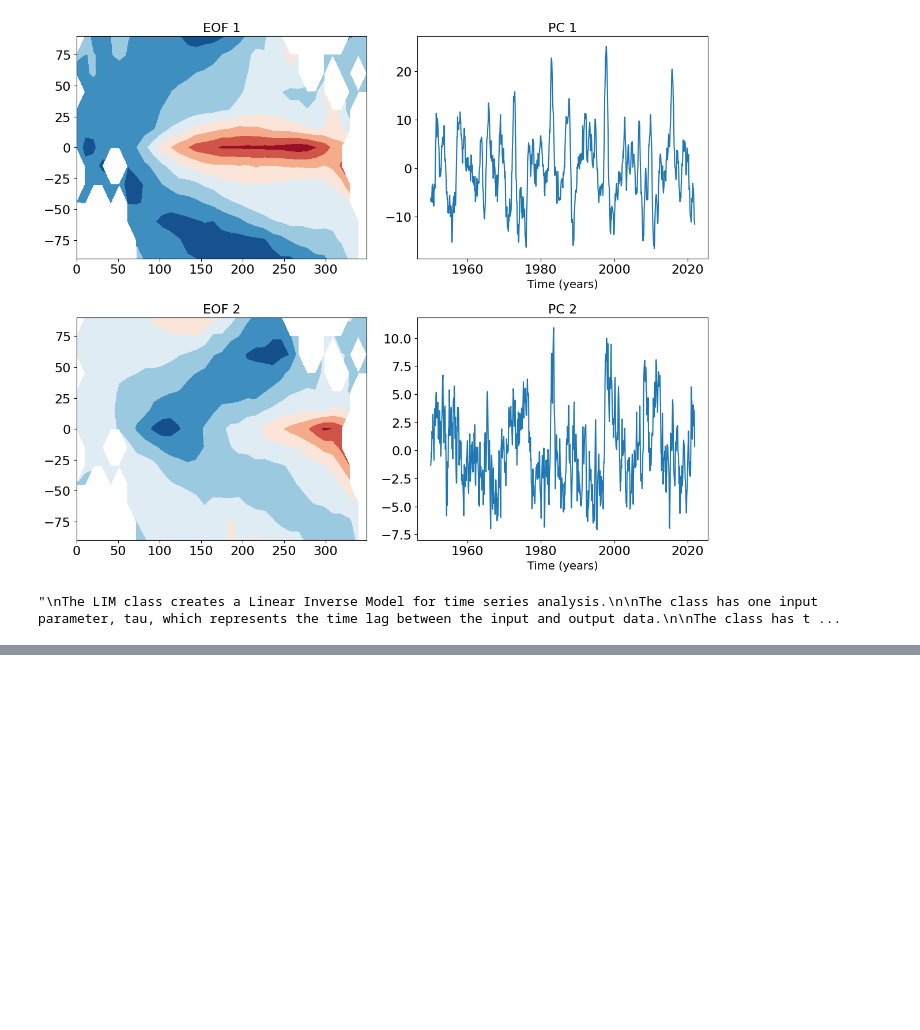
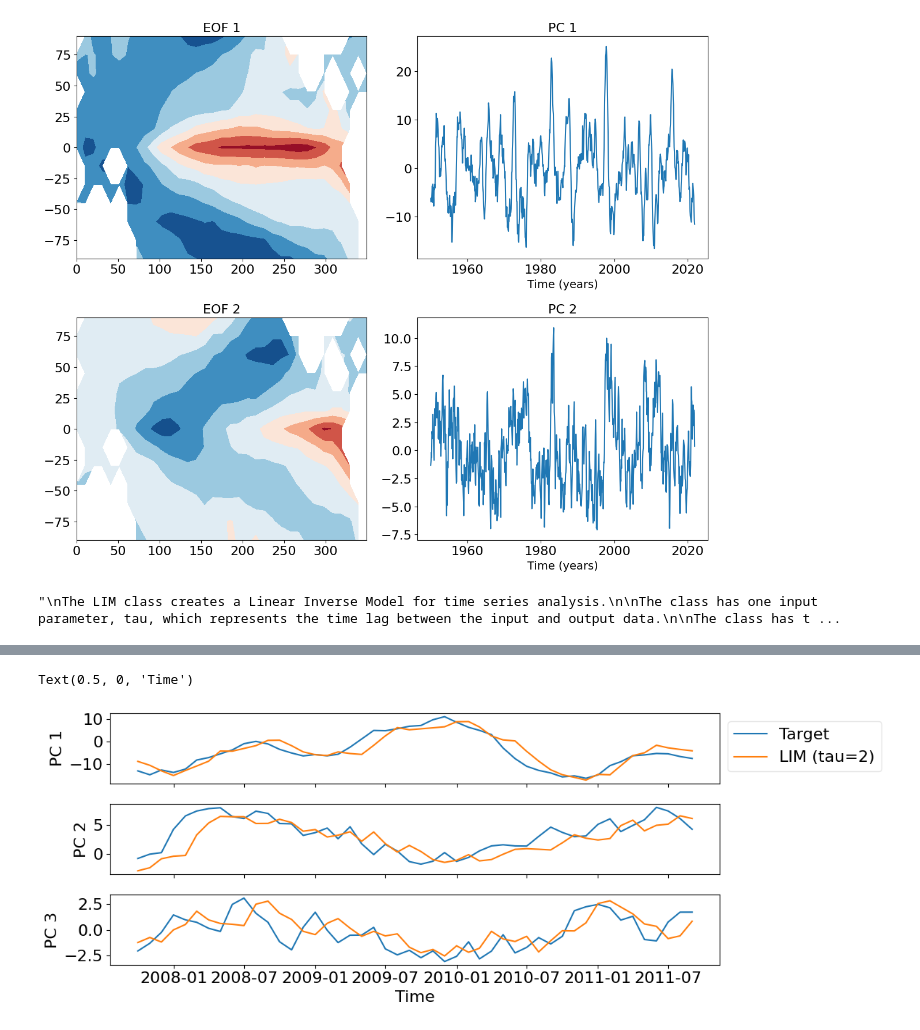
Before and after one commit to Felix6464/ML_Climate_Science_Research_Project, a Jupyter notebook: LIM/lim_implementation.ipynb, the cells around one changed output, grey strips where cells are left out. Cells and saved outputs as stored; diff of their text form; code cells hidden in the pictures; blank space fills up the shorter version.

```diff
--- a/LIM/lim_implementation.ipynb
+++ b/LIM/lim_implementation.ipynb
@@ -246,0 +384,36 @@ NameError: name 'model' is not defined
+# %%
+# Forecasting
+
+# Define lag
+lag = 2
+
+# Get input data
+x_input = data_test.isel(time=np.arange(0, 50))
+times = x_input['time']
+x = x_input.data
+
+# Forecast mean using LIM model
+x_frcst = model.forecast_mean(x, lag=lag)
+
+# Plot time evolution of selected components
+idx_components = [0, 1, 2]
+fig, axs = plt.subplots(len(idx_components), figsize=(12, len(idx_components)*1.5), sharex=True)
+
+for i, component in enumerate(idx_components):
+    # Plot target data for the component
+    axs[i].plot(times[lag:], x[component, lag:], label='Target')
+
+    # Plot forecasted data using LIM model
+    axs[i].plot(times[lag:], x_frcst[component, :-lag], label=f'LIM (tau={lag})')
+
+    # Set y-axis label
+    axs[i].set_ylabel(f'PC {component+1}')
+
+# Add legend
+_ = axs[0].legend(bbox_to_anchor=(1, 1), loc="upper left")
+
+# Set x-axis label for the last subplot
+axs[-1].set_xlabel('Time')
+# %% [output]
+Text(0.5, 0, 'Time')
+[figure, added]
```
Also changed, not shown: parts of 5 cells of this notebook.
